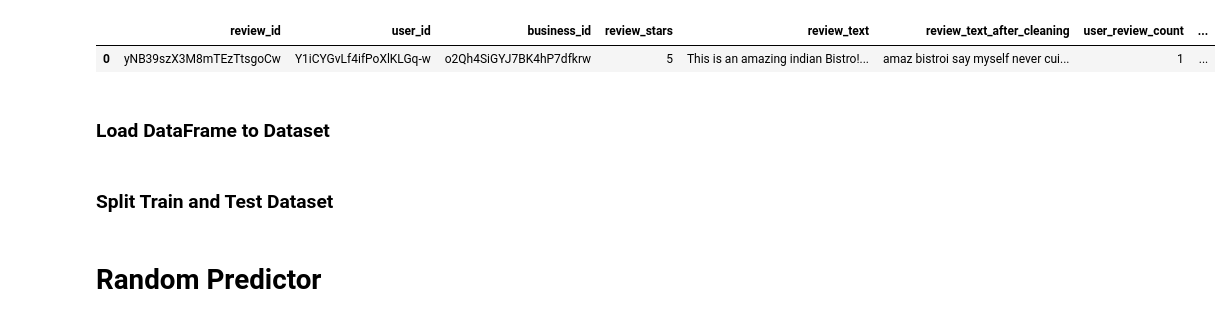
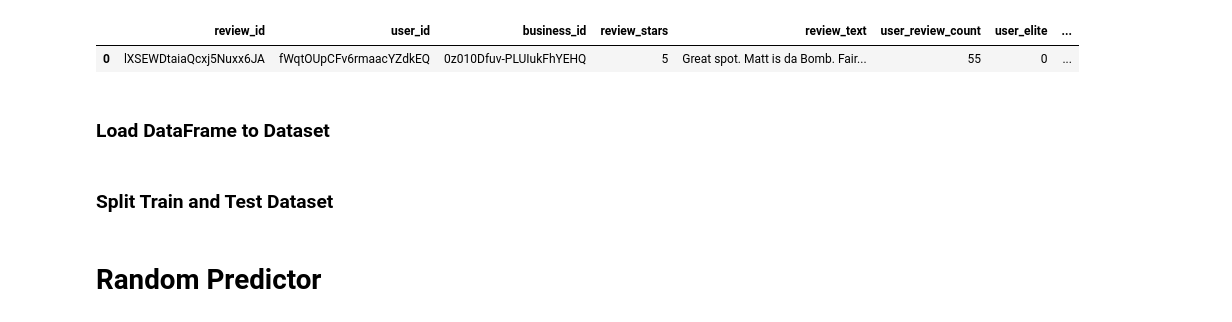
Before and after one commit to FishWith7sMemory/MAST30034-ADS-GroupProj, a Jupyter notebook: RecommenderSystem.ipynb, the cells around one changed output. Drawn from its saved outputs; the diff is of its cells as text; code cells hidden in the pictures.

```diff
--- a/RecommenderSystem.ipynb
+++ b/RecommenderSystem.ipynb
@@ -10,11 +10,11 @@ from surprise.model_selection import train_test_split
 from sklearn.feature_extraction.text import CountVectorizer
 from sklearn.metrics.pairwise import cosine_similarity
 # %%
-df = pd.read_csv("data/yelp_academic_dataset_sample005_filter.csv")
+df = pd.read_csv("data/yelp_academic_dataset_sample0125_filter.csv")
 df.head(1)
 # %% [output]
-|  | review_id | user_id | business_id | review_stars | review_text | review_text_after_cleaning | user_review_count | ... |
-| 0 | yNB39szX3M8mTEzTtsgoCw | Y1iCYGvLf4ifPoXlKLGq-w | o2Qh4SiGYJ7BK4hP7dfkrw | 5 | This is an amazing indian Bistro!... | amaz bistroi say myself never cui... | 1 | ... |
+|  | review_id | user_id | business_id | review_stars | review_text | user_review_count | user_elite | ... |
+| 0 | lXSEWDtaiaQcxj5Nuxx6JA | fWqtOUpCFv6rmaacYZdkEQ | 0z010Dfuv-PLUIukFhYEHQ | 5 | Great spot. Matt is da Bomb. Fair... | 55 | 0 | ... |
 # %% [markdown]
 ### Load DataFrame to Dataset
 # %%
```
Also changed, not shown: parts of 4 cells of this notebook, 3 other files.
